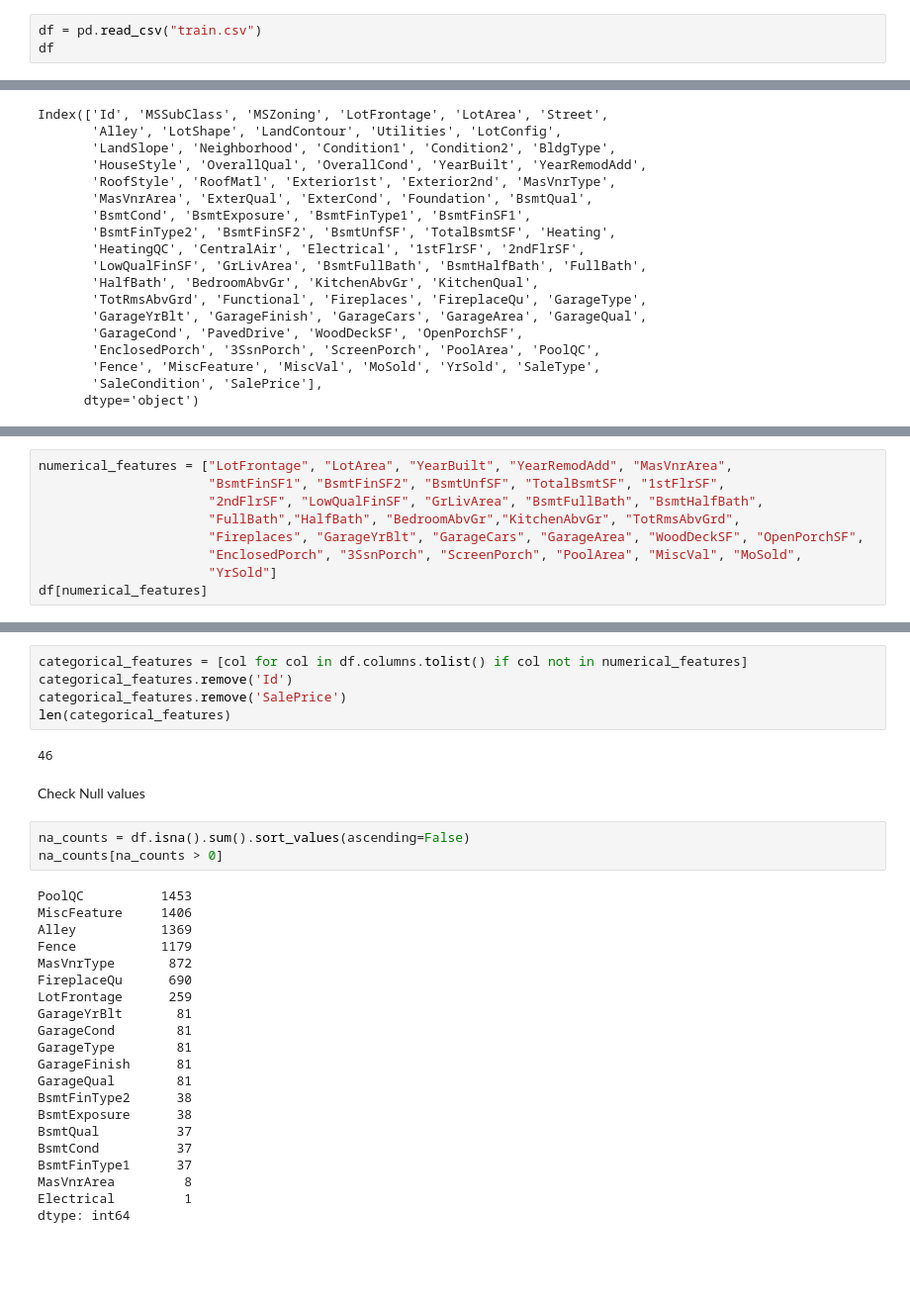
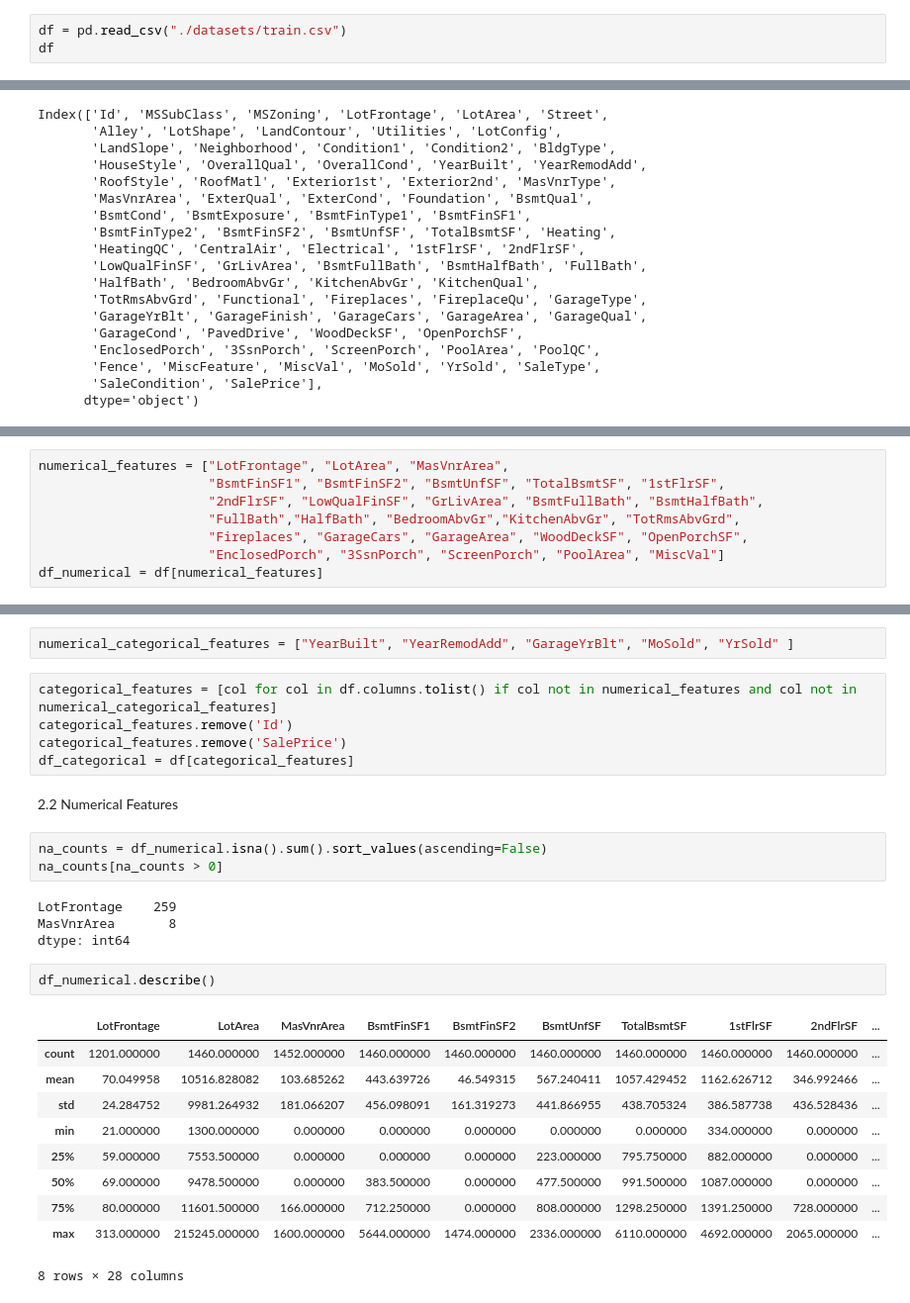
Before and after one commit to EL-MEHDI-git/Kaggle-competition-house-prices-advanced-regression-techniques, a Jupyter notebook: house-prices-advanced-regression-techniques.ipynb, the cells around one changed output, grey strips where cells are left out. Shown at 99% size. Cells and saved outputs as stored; diff of their text form; blank space fills up the shorter version.

```diff
--- a/house-prices-advanced-regression-techniques.ipynb
+++ b/house-prices-advanced-regression-techniques.ipynb
@@ -8,5 +8,5 @@ Read Data
 # %%
-df = pd.read_csv("train.csv")
+df = pd.read_csv("./datasets/train.csv")
 df
 # %% [output]
 |  | Id | MSSubClass | MSZoning | LotFrontage | LotArea | Street | Alley | LotShape | LandContour | ... |
@@ -50,9 +54,8 @@ Index(['Id', 'MSSubClass', 'MSZoning', 'LotFrontage', 'LotArea', 'Street',
 # %%
-numerical_features = ["LotFrontage", "LotArea", "YearBuilt", "YearRemodAdd", "MasVnrArea",
+numerical_features = ["LotFrontage", "LotArea", "MasVnrArea",
                       "BsmtFinSF1", "BsmtFinSF2", "BsmtUnfSF", "TotalBsmtSF", "1stFlrSF",
                       "2ndFlrSF", "LowQualFinSF", "GrLivArea", "BsmtFullBath", "BsmtHalfBath",
                       "FullBath","HalfBath", "BedroomAbvGr","KitchenAbvGr", "TotRmsAbvGrd",
-                      "Fireplaces", "GarageYrBlt", "GarageCars", "GarageArea", "WoodDeckSF", "OpenPorchSF",
-                      "EnclosedPorch", "3SsnPorch", "ScreenPorch", "PoolArea", "MiscVal", "MoSold",
-                      "YrSold"]
-df[numerical_features]
+                      "Fireplaces", "GarageCars", "GarageArea", "WoodDeckSF", "OpenPorchSF",
+                      "EnclosedPorch", "3SsnPorch", "ScreenPorch", "PoolArea", "MiscVal"]
+df_numerical = df[numerical_features]
@@ -73,33 +62,29 @@ df[numerical_features]
+# %%
+numerical_categorical_features = ["YearBuilt", "YearRemodAdd", "GarageYrBlt", "MoSold", "YrSold" ]
 # %%
-categorical_features = [col for col in df.columns.tolist() if col not in numerical_features]
+categorical_features = [col for col in df.columns.tolist() if col not in numerical_features and col not in numerical_categorical_features]
 categorical_features.remove('Id')
 categorical_features.remove('SalePrice')
-len(categorical_features)
+df_categorical = df[categorical_features]
-# %% [output]
-46
-# %% [markdown]
-Check Null values
+# %% [markdown]
+2.2 Numerical Features
 # %%
-na_counts = df.isna().sum().sort_values(ascending=False)
+na_counts = df_numerical.isna().sum().sort_values(ascending=False)
 na_counts[na_counts > 0]
 # %% [output]
-PoolQC          1453
-MiscFeature     1406
-Alley           1369
-Fence           1179
-MasVnrType       872
-FireplaceQu      690
-LotFrontage      259
-GarageYrBlt       81
-GarageCond        81
-GarageType        81
-GarageFinish      81
-GarageQual        81
-BsmtFinType2      38
-BsmtExposure      38
-BsmtQual          37
-BsmtCond          37
-BsmtFinType1      37
-MasVnrArea         8
-Electrical         1
+LotFrontage    259
+MasVnrArea       8
 dtype: int64
+# %%
+df_numerical.describe()
+# %% [output]
+|  | LotFrontage | LotArea | MasVnrArea | BsmtFinSF1 | BsmtFinSF2 | BsmtUnfSF | TotalBsmtSF | 1stFlrSF | 2ndFlrSF | ... |
+| count | 1201.000000 | 1460.000000 | 1452.000000 | 1460.000000 | 1460.000000 | 1460.000000 | 1460.000000 | 1460.000000 | 1460.000000 | ... |
+| mean | 70.049958 | 10516.828082 | 103.685262 | 443.639726 | 46.549315 | 567.240411 | 1057.429452 | 1162.626712 | 346.992466 | ... |
+| std | 24.284752 | 9981.264932 | 181.066207 | 456.098091 | 161.319273 | 441.866955 | 438.705324 | 386.587738 | 436.528436 | ... |
+| min | 21.000000 | 1300.000000 | 0.000000 | 0.000000 | 0.000000 | 0.000000 | 0.000000 | 334.000000 | 0.000000 | ... |
+| 25% | 59.000000 | 7553.500000 | 0.000000 | 0.000000 | 0.000000 | 223.000000 | 795.750000 | 882.000000 | 0.000000 | ... |
+| 50% | 69.000000 | 9478.500000 | 0.000000 | 383.500000 | 0.000000 | 477.500000 | 991.500000 | 1087.000000 | 0.000000 | ... |
+| 75% | 80.000000 | 11601.500000 | 166.000000 | 712.250000 | 0.000000 | 808.000000 | 1298.250000 | 1391.250000 | 728.000000 | ... |
+| max | 313.000000 | 215245.000000 | 1600.000000 | 5644.000000 | 1474.000000 | 2336.000000 | 6110.000000 | 4692.000000 | 2065.000000 | ... |
+8 rows × 28 columns
```
Also changed, not shown: parts of 14 cells of this notebook.
